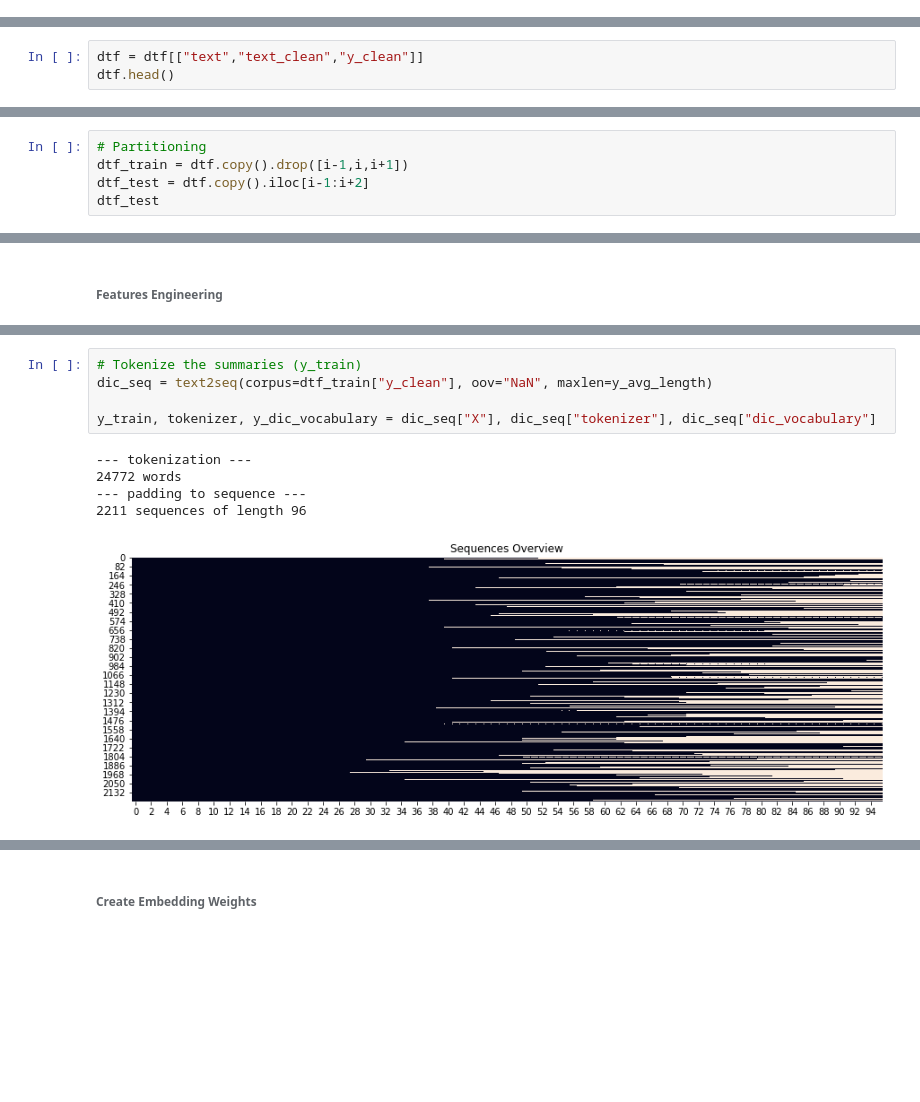
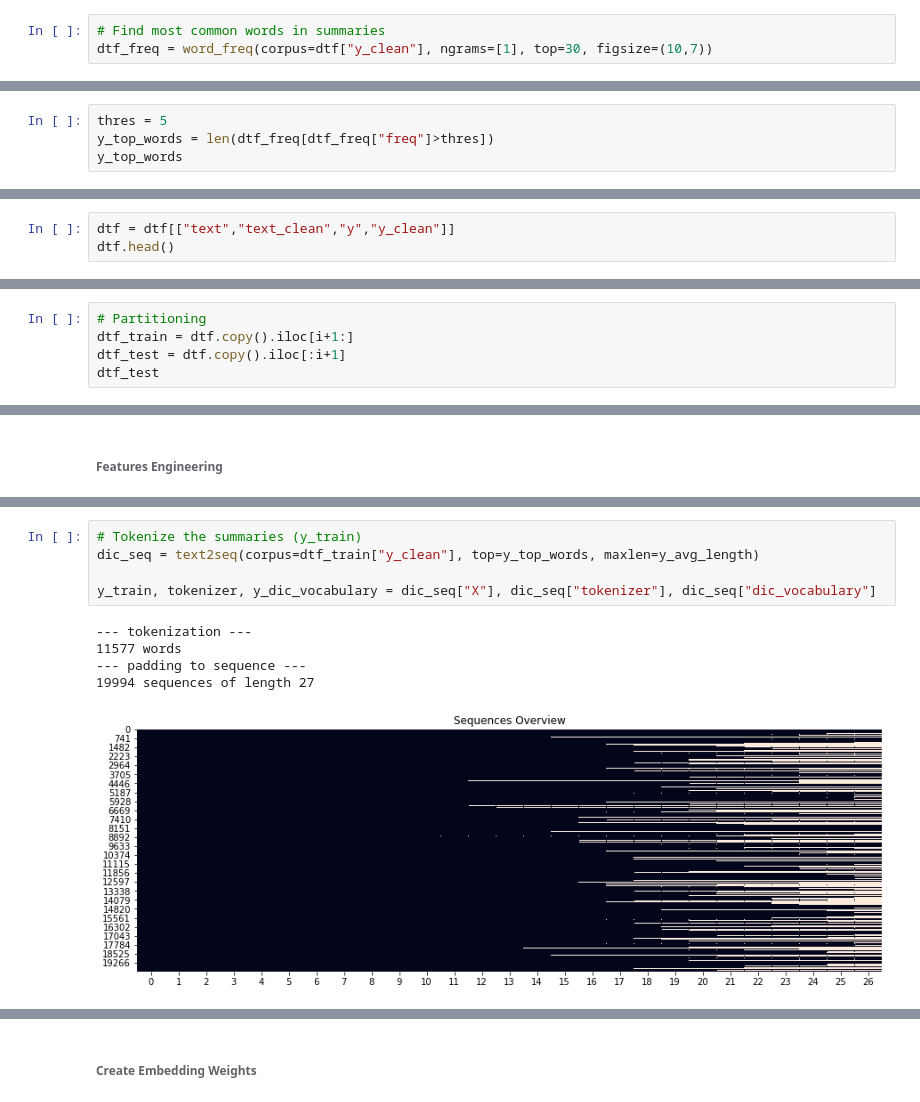
Before and after one commit to mdipietro09/DataScience_ArtificialIntelligence_Utils, a Jupyter notebook: natural_language_processing/example_text_summarization.ipynb, the cells around one changed output, grey strips where cells are left out. Cells and saved outputs as stored; diff of their text form; blank space fills up the shorter version.

```diff
--- a/natural_language_processing/example_text_summarization.ipynb
+++ b/natural_language_processing/example_text_summarization.ipynb
@@ -123,0 +150,3 @@ words = word_freq(corpus=dtf["text_clean"], ngrams=[1,2,3], top=10, figsize=(10,
+# %%
+# Find most common words in summaries
+dtf_freq = word_freq(corpus=dtf["y_clean"], ngrams=[1], top=30, figsize=(10,7))
@@ -123,0 +155,4 @@ words = word_freq(corpus=dtf["text_clean"], ngrams=[1,2,3], top=10, figsize=(10,
+# %%
+thres = 5
+y_top_words = len(dtf_freq[dtf_freq["freq"]>thres])
+y_top_words
@@ -172,6 +218,6 @@ ratio = 0.45
 # %% [markdown]
 ###### Summary
 # %%
-dtf = dtf[["text","text_clean","y_clean"]]
+dtf = dtf[["text","text_clean","y","y_clean"]]
 dtf.head()
 # %% [output]
@@ -185,7 +231,7 @@ dtf.head()
 ### 2 - Preprocessing
 # %%
 # Partitioning
-dtf_train = dtf.copy().drop([i-1,i,i+1])
-dtf_test = dtf.copy().iloc[i-1:i+2]
+dtf_train = dtf.copy().iloc[i+1:]
+dtf_test = dtf.copy().iloc[:i+1]
 dtf_test
 # %% [output]
@@ -261,14 +310,14 @@ X_test = text2seq(corpus=dtf_test["text_clean"], fitted_tokenizer=tokenizer, max
 # %%
 # Tokenize the summaries (y_train)
-dic_seq = text2seq(corpus=dtf_train["y_clean"], oov="NaN", maxlen=y_avg_length)
+dic_seq = text2seq(corpus=dtf_train["y_clean"], top=y_top_words, maxlen=y_avg_length)
 
 y_train, tokenizer, y_dic_vocabulary = dic_seq["X"], dic_seq["tokenizer"], dic_seq["dic_vocabulary"]
 # %% [output]
 --- tokenization ---
-24772 words
+11577 words
 --- padding to sequence ---
-2211 sequences of length 96
+19994 sequences of length 27
-[figure, old version]
+[figure, new version]
 # %%
 # Preprocess y_test with the same tokenizer
 y_test = text2seq(corpus=dtf_test["y_clean"], fitted_tokenizer=tokenizer, maxlen=y_train.shape[1])
```
Also changed, not shown: parts of 40 cells of this notebook, 2 other files.
